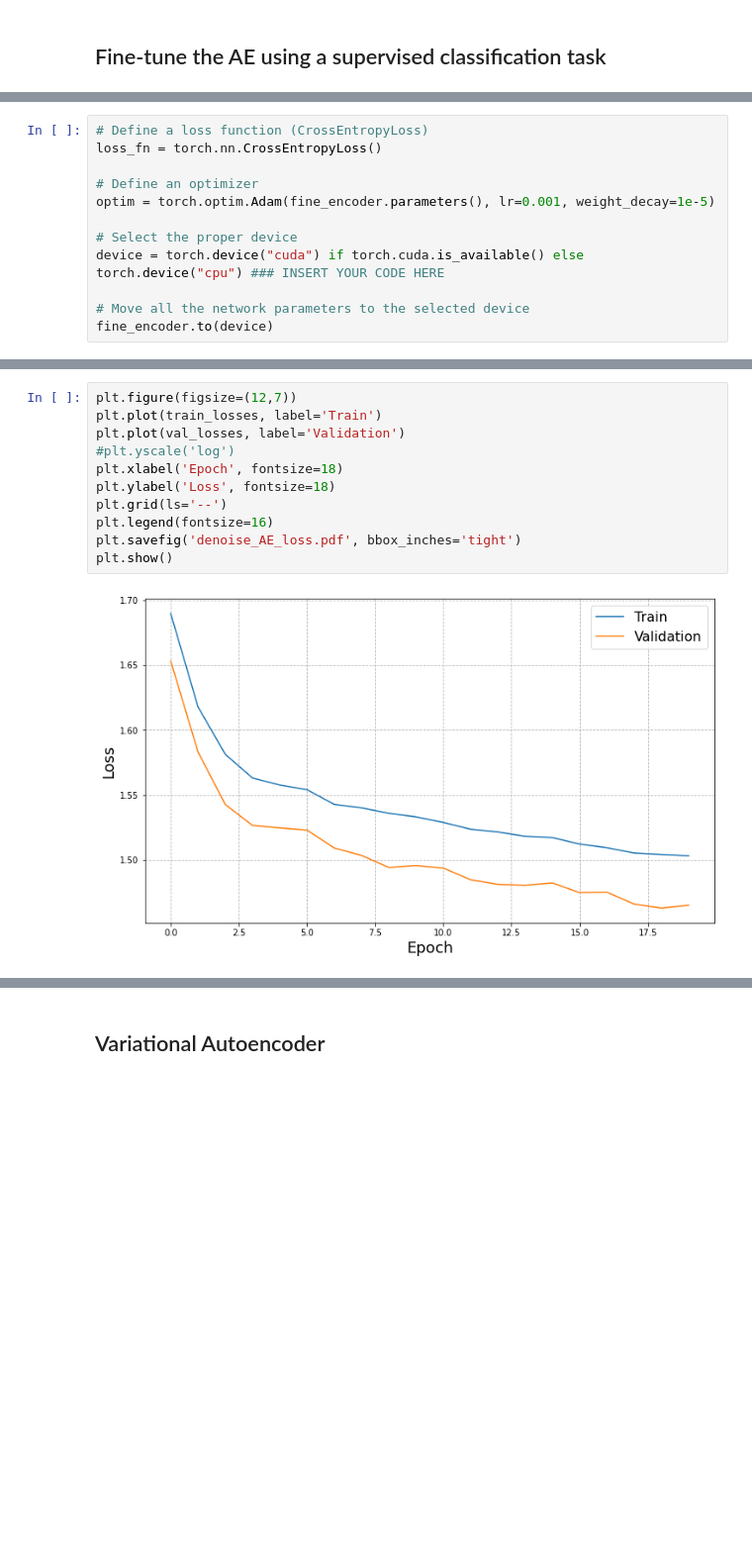
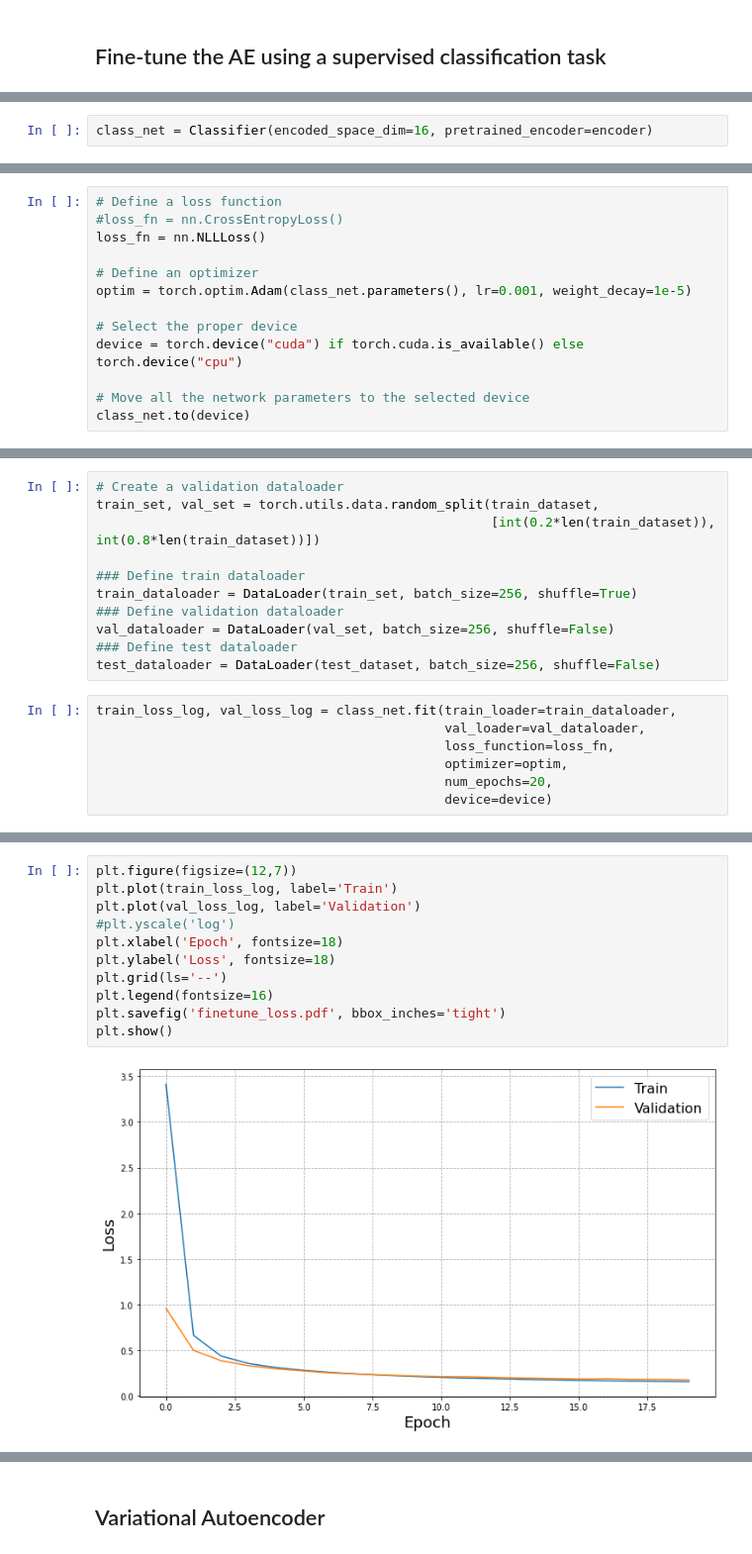
Before and after one commit to MattBortoletto/Neural-Networks-and-Deep-Learning, a Jupyter notebook: 02-Autoencoders/MatteoBortolettoHW2.ipynb, the cells around one changed output, grey strips where cells are left out. Shown at 99% size. Drawn from its saved outputs; the diff is of its cells as text; blank space fills up the shorter version.

```diff
--- a/02-Autoencoders/MatteoBortolettoHW2.ipynb
+++ b/02-Autoencoders/MatteoBortolettoHW2.ipynb
@@ -849,2 +1002,4 @@ Encoder(
+# %%
+class_net = Classifier(encoded_space_dim=16, pretrained_encoder=encoder)
 # %%
 # Disallow the update of all the layers by setting the 'requires_grad' parameter of the tensors to 'False'
@@ -922,13 +1029,14 @@ for param_name, param in fine_encoder.named_parameters():
 # %%
-# Define a loss function (CrossEntropyLoss)
-loss_fn = torch.nn.CrossEntropyLoss()
+# Define a loss function
+#loss_fn = nn.CrossEntropyLoss()
+loss_fn = nn.NLLLoss()
 
 # Define an optimizer
-optim = torch.optim.Adam(fine_encoder.parameters(), lr=0.001, weight_decay=1e-5)
+optim = torch.optim.Adam(class_net.parameters(), lr=0.001, weight_decay=1e-5)
 
 # Select the proper device
-device = torch.device("cuda") if torch.cuda.is_available() else torch.device("cpu") ### INSERT YOUR CODE HERE
+device = torch.device("cuda") if torch.cuda.is_available() else torch.device("cpu")
 
 # Move all the network parameters to the selected device
-fine_encoder.to(device)
+class_net.to(device)
 # %% [output]
@@ -1054,0 +1060,18 @@ EPOCH 6/20
+# %%
+# Create a validation dataloader
+train_set, val_set = torch.utils.data.random_split(train_dataset,
+                                                   [int(0.2*len(train_dataset)), int(0.8*len(train_dataset))])
+
+### Define train dataloader
+train_dataloader = DataLoader(train_set, batch_size=256, shuffle=True)
+### Define validation dataloader
+val_dataloader = DataLoader(val_set, batch_size=256, shuffle=False)
+### Define test dataloader
+test_dataloader = DataLoader(test_dataset, batch_size=256, shuffle=False)
+# %%
+train_loss_log, val_loss_log = class_net.fit(train_loader=train_dataloader,
+                                             val_loader=val_dataloader,
+                                             loss_function=loss_fn,
+                                             optimizer=optim,
+                                             num_epochs=20,
+                                             device=device)
@@ -1055,13 +1096,13 @@ EPOCH 6/20
 # %%
 plt.figure(figsize=(12,7))
-plt.plot(train_losses, label='Train')
-plt.plot(val_losses, label='Validation')
+plt.plot(train_loss_log, label='Train')
+plt.plot(val_loss_log, label='Validation')
 #plt.yscale('log')
 plt.xlabel('Epoch', fontsize=18)
 plt.ylabel('Loss', fontsize=18)
 plt.grid(ls='--')
 plt.legend(fontsize=16)
-plt.savefig('denoise_AE_loss.pdf', bbox_inches='tight')
+plt.savefig('finetune_loss.pdf', bbox_inches='tight')
 plt.show()
 # %% [output]
-[figure, old version]
+[figure, new version]
```
Also changed, not shown: parts of 50 cells of this notebook.
